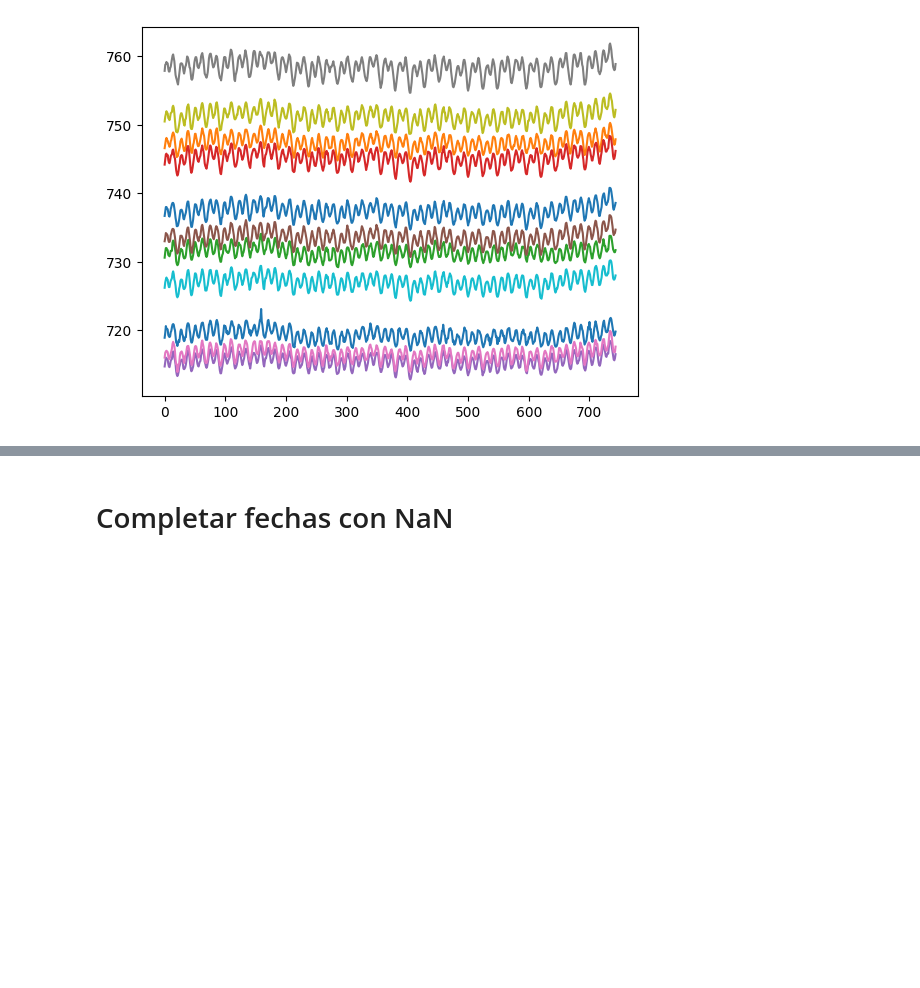
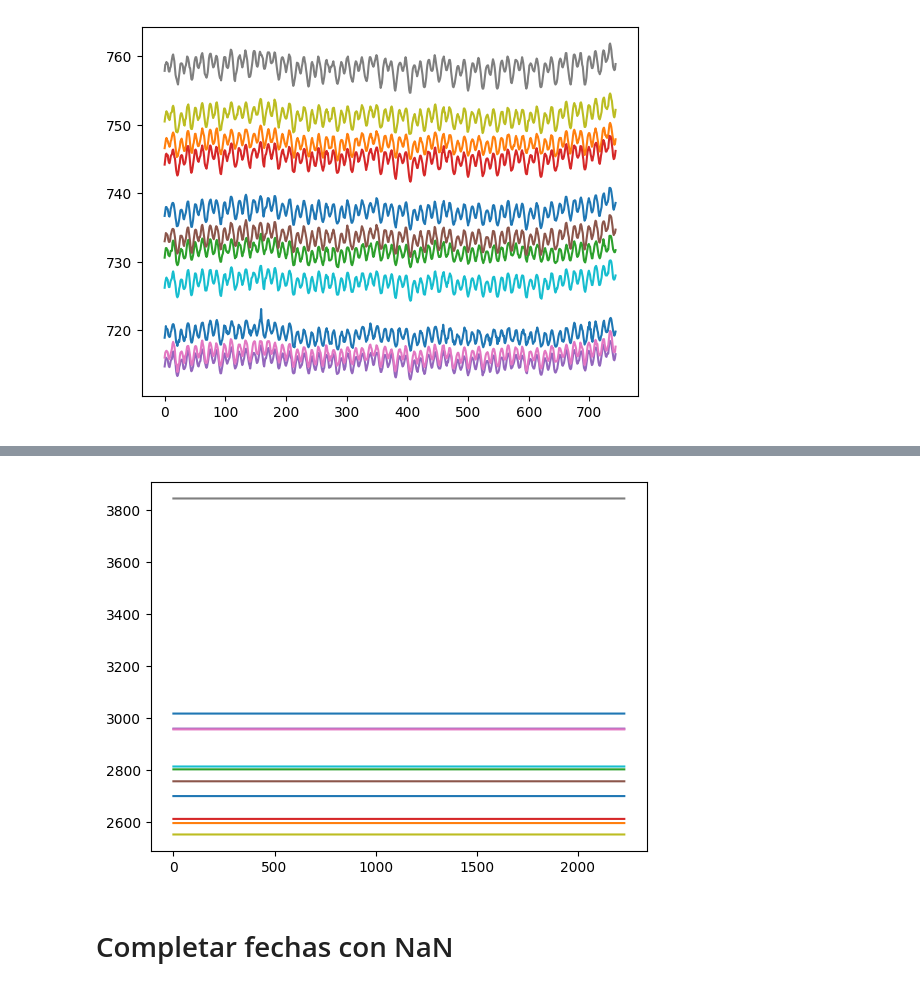
Before and after one commit to sagomeza1/pinns, a Jupyter notebook: cuadernos/preprocesamiento.ipynb, the cells around one changed output, grey strips where cells are left out. Drawn from its saved outputs; the diff is of its cells as text; code cells hidden in the pictures; blank space fills up the shorter version.

```diff
--- a/cuadernos/preprocesamiento.ipynb
+++ b/cuadernos/preprocesamiento.ipynb
@@ -431,3 +475,11 @@ plt.show()
+# %%
+P = wsdata_interpo["altura"].values.reshape(wsdata_interpo["codigo_estacion"].nunique() , -1)
+for idx in range(len(P)):
+    plt.plot(P[idx,:])
+# plt.plot([775]*P[idx,:].shape[0])
+plt.show()
+# %% [output]
+[figure, added]
 # %% [markdown]
 # Completar fechas con NaN
 # %%
```
Also changed, not shown: parts of 3 cells of this notebook.
